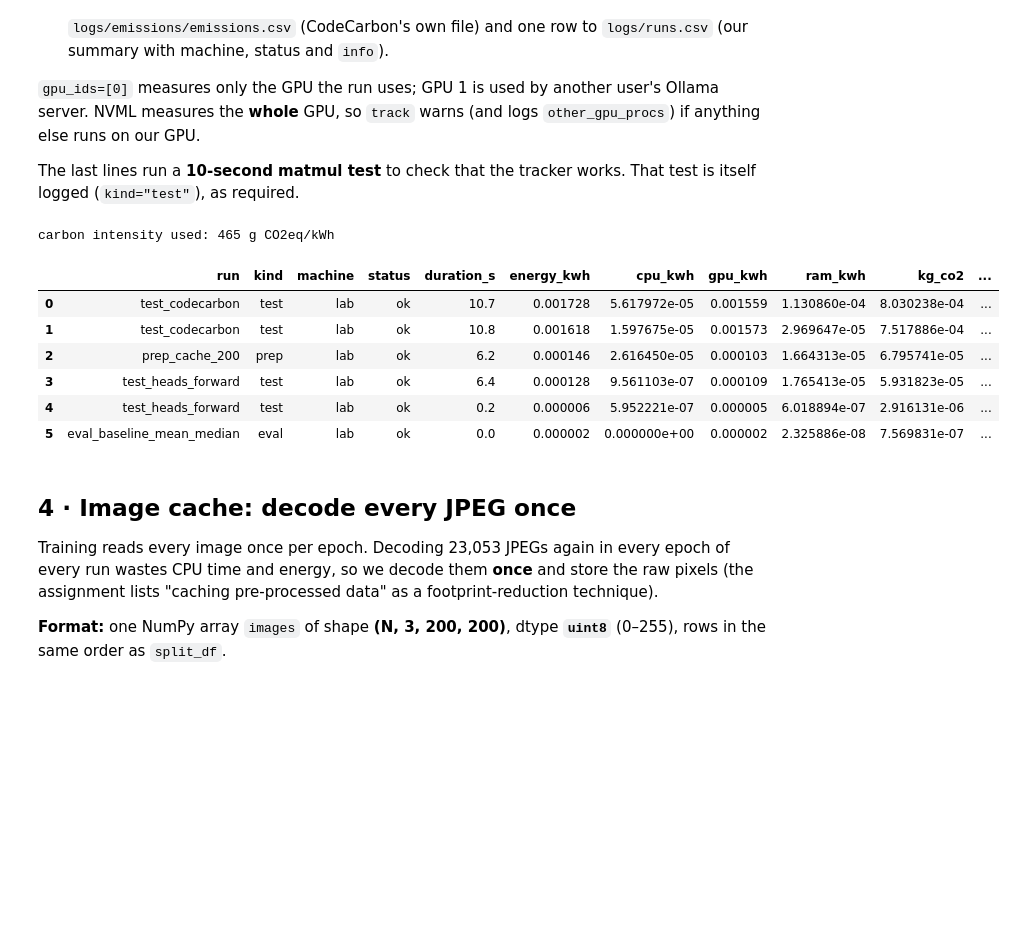
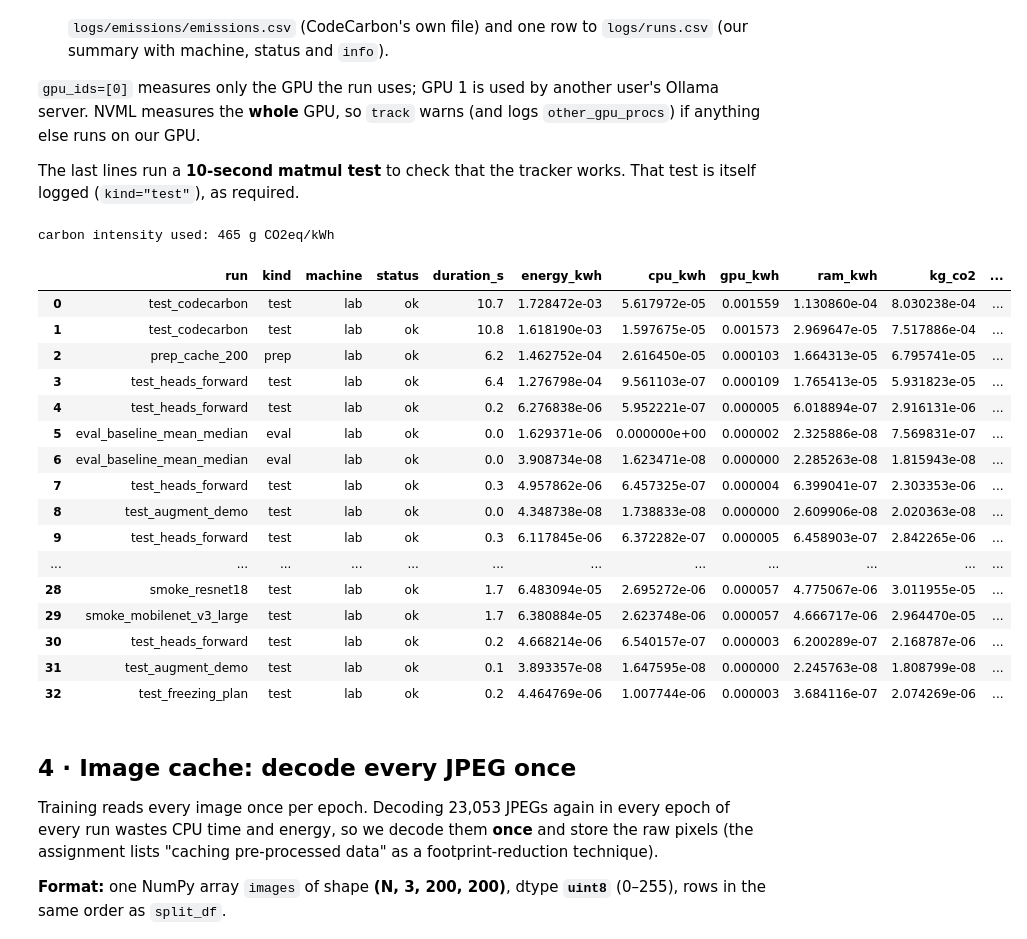
Before and after one commit to fouad1233/CSE655_Deep_Learning_Project, a Jupyter notebook: src/02_pipeline.ipynb, the cells around one changed output. Cells and saved outputs as stored; diff of their text form; code cells hidden in the pictures; blank space fills up the shorter version.

```diff
--- a/src/02_pipeline.ipynb
+++ b/src/02_pipeline.ipynb
@@ -147,6 +147,10 @@ def other_gpu_processes(gpu_ids) -> list[str]:
     apps = subprocess.run(["nvidia-smi", "--query-compute-apps=gpu_uuid,pid,process_name", "--format=csv,noheader"],
                           capture_output=True, text=True).stdout.strip().splitlines()
     return [a.split(", ")[2] for a in apps if a and a.split(", ")[0] in ours and int(a.split(", ")[1]) != os.getpid()]
+
+def already_logged(run_name: str) -> bool:
+    """True if a run with this name is already in logs/runs.csv (used so demo cells run only once)."""
+    return RUNS_CSV.exists() and (pd.read_csv(RUNS_CSV).run == run_name).any()
 
 @contextmanager
 def track(run_name: str, kind: str, gpu_ids=None, notes: str = ""):
@@ -173,39 +177,49 @@ def track(run_name: str, kind: str, gpu_ids=None, notes: str = ""):
         row = {"timestamp": datetime.now().isoformat(timespec="seconds"), "run": run_name, "kind": kind,
                "machine": MACHINE, "status": status, "duration_s": round(d.duration, 1),
                "energy_kwh": d.energy_consumed, "cpu_kwh": d.cpu_energy, "gpu_kwh": d.gpu_energy,
                "ram_kwh": d.ram_energy, "kg_co2": kg, "gpu_ids": str(gpu_ids), "other_gpu_procs": len(others),
                "cpu_mode": "process-estimate", "notes": notes, **info}
         # read + concat + rewrite (not append): new columns from `info` must not shift old rows
         log = pd.read_csv(RUNS_CSV) if RUNS_CSV.exists() else pd.DataFrame()
         pd.concat([log, pd.DataFrame([row])], ignore_index=True).to_csv(RUNS_CSV, index=False)
         print(f"[{run_name}] {status} | {d.duration:.1f} s | {1000 * d.energy_consumed:.3f} Wh "
               f"(cpu {1000 * d.cpu_energy:.3f}, gpu {1000 * d.gpu_energy:.3f}, ram {1000 * d.ram_energy:.3f}) "
               f"| {1000 * kg:.3f} g CO2eq")
 
 # --- check that the tracker works: ~10 s of matmuls on cuda:0 (runs only once; set RUN_SMOKE_TEST = True to repeat) ---
 RUN_SMOKE_TEST = not (RUNS_CSV.exists() and (pd.read_csv(RUNS_CSV).notes.str.contains("process mode")).any())
 if RUN_SMOKE_TEST:
     with track("test_codecarbon", kind="test", gpu_ids=[0], notes="tracker smoke test v2 (process mode), 10 s matmul") as info:
         a = torch.randn(4096, 4096, device="cuda:0")
         t0, n = time.time(), 0
         while time.time() - t0 < 10:
             a = (a @ a).tanh(); n += 1
         torch.cuda.synchronize()
         info["matmuls"] = n
 
 last = pd.read_csv(EMIS_DIR / "emissions.csv").iloc[-1]
 print(f"carbon intensity used: {1000 * last.emissions / last.energy_consumed:.0f} g CO2eq/kWh")
 with pd.option_context("display.width", 200, "display.max_columns", 30):
     display(pd.read_csv(RUNS_CSV)[["run", "kind", "machine", "status", "duration_s", "energy_kwh", "cpu_kwh", "gpu_kwh", "ram_kwh", "kg_co2", "cpu_mode", "notes"]])
 # %% [output]
 carbon intensity used: 465 g CO2eq/kWh
 |  | run | kind | machine | status | duration_s | energy_kwh | cpu_kwh | gpu_kwh | ram_kwh | kg_co2 | ... |
-| 0 | test_codecarbon | test | lab | ok | 10.7 | 0.001728 | 5.617972e-05 | 0.001559 | 1.130860e-04 | 8.030238e-04 | ... |
-| 1 | test_codecarbon | test | lab | ok | 10.8 | 0.001618 | 1.597675e-05 | 0.001573 | 2.969647e-05 | 7.517886e-04 | ... |
-| 2 | prep_cache_200 | prep | lab | ok | 6.2 | 0.000146 | 2.616450e-05 | 0.000103 | 1.664313e-05 | 6.795741e-05 | ... |
-| 3 | test_heads_forward | test | lab | ok | 6.4 | 0.000128 | 9.561103e-07 | 0.000109 | 1.765413e-05 | 5.931823e-05 | ... |
-| 4 | test_heads_forward | test | lab | ok | 0.2 | 0.000006 | 5.952221e-07 | 0.000005 | 6.018894e-07 | 2.916131e-06 | ... |
-| 5 | eval_baseline_mean_median | eval | lab | ok | 0.0 | 0.000002 | 0.000000e+00 | 0.000002 | 2.325886e-08 | 7.569831e-07 | ... |
+| 0 | test_codecarbon | test | lab | ok | 10.7 | 1.728472e-03 | 5.617972e-05 | 0.001559 | 1.130860e-04 | 8.030238e-04 | ... |
+| 1 | test_codecarbon | test | lab | ok | 10.8 | 1.618190e-03 | 1.597675e-05 | 0.001573 | 2.969647e-05 | 7.517886e-04 | ... |
+| 2 | prep_cache_200 | prep | lab | ok | 6.2 | 1.462752e-04 | 2.616450e-05 | 0.000103 | 1.664313e-05 | 6.795741e-05 | ... |
+| 3 | test_heads_forward | test | lab | ok | 6.4 | 1.276798e-04 | 9.561103e-07 | 0.000109 | 1.765413e-05 | 5.931823e-05 | ... |
+| 4 | test_heads_forward | test | lab | ok | 0.2 | 6.276838e-06 | 5.952221e-07 | 0.000005 | 6.018894e-07 | 2.916131e-06 | ... |
+| 5 | eval_baseline_mean_median | eval | lab | ok | 0.0 | 1.629371e-06 | 0.000000e+00 | 0.000002 | 2.325886e-08 | 7.569831e-07 | ... |
+| 6 | eval_baseline_mean_median | eval | lab | ok | 0.0 | 3.908734e-08 | 1.623471e-08 | 0.000000 | 2.285263e-08 | 1.815943e-08 | ... |
+| 7 | test_heads_forward | test | lab | ok | 0.3 | 4.957862e-06 | 6.457325e-07 | 0.000004 | 6.399041e-07 | 2.303353e-06 | ... |
+| 8 | test_augment_demo | test | lab | ok | 0.0 | 4.348738e-08 | 1.738833e-08 | 0.000000 | 2.609906e-08 | 2.020363e-08 | ... |
+| 9 | test_heads_forward | test | lab | ok | 0.3 | 6.117845e-06 | 6.372282e-07 | 0.000005 | 6.458903e-07 | 2.842265e-06 | ... |
+| ... | ... | ... | ... | ... | ... | ... | ... | ... | ... | ... | ... |
+| 28 | smoke_resnet18 | test | lab | ok | 1.7 | 6.483094e-05 | 2.695272e-06 | 0.000057 | 4.775067e-06 | 3.011955e-05 | ... |
+| 29 | smoke_mobilenet_v3_large | test | lab | ok | 1.7 | 6.380884e-05 | 2.623748e-06 | 0.000057 | 4.666717e-06 | 2.964470e-05 | ... |
+| 30 | test_heads_forward | test | lab | ok | 0.2 | 4.668214e-06 | 6.540157e-07 | 0.000003 | 6.200289e-07 | 2.168787e-06 | ... |
+| 31 | test_augment_demo | test | lab | ok | 0.1 | 3.893357e-08 | 1.647595e-08 | 0.000000 | 2.245763e-08 | 1.808799e-08 | ... |
+| 32 | test_freezing_plan | test | lab | ok | 0.2 | 4.464769e-06 | 1.007744e-06 | 0.000003 | 3.684116e-07 | 2.074269e-06 | ... |
 # %% [markdown]
 ## 4 · Image cache: decode every JPEG once
 
```
Also changed, not shown: parts of 9 cells of this notebook, 10 other files.
